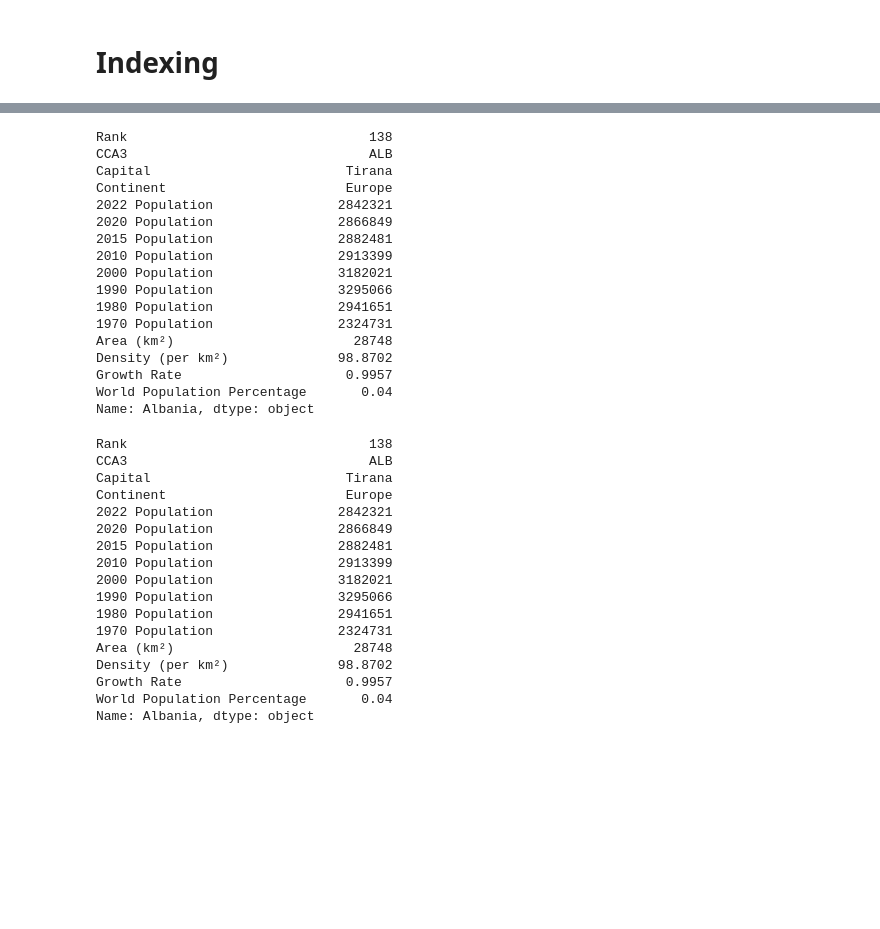
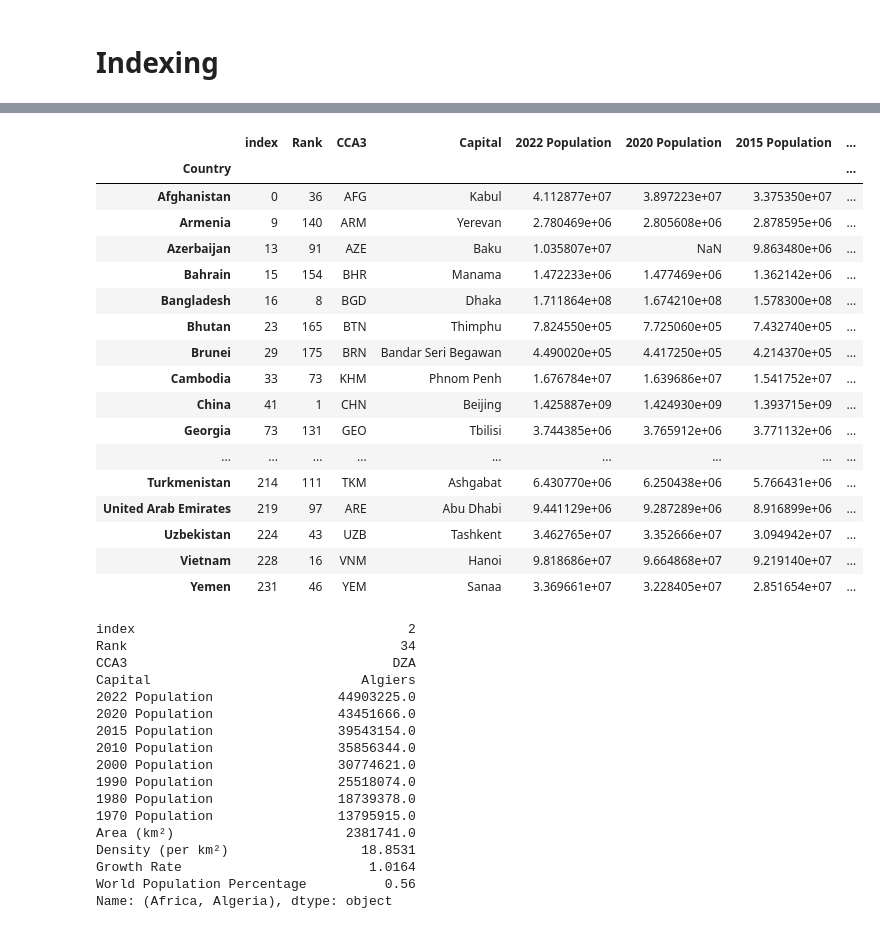
Before and after one commit to knneff/pandas-data-analytics-course, a Jupyter notebook: Pandas 101 - Indexing in Pandas.ipynb, the cells around one changed output, grey strips where cells are left out. Drawn from its saved outputs; the diff is of its cells as text; code cells hidden in the pictures; blank space fills up the shorter version.

```diff
--- a/Pandas 101 - Indexing in Pandas.ipynb
+++ b/Pandas 101 - Indexing in Pandas.ipynb
@@ -79,40 +91,41 @@ df
 # %%
-df.loc['Albania']
+df.loc['Asia']
 # %% [output]
-Rank                               138
-CCA3                               ALB
-Capital                         Tirana
-Continent                       Europe
-2022 Population                2842321
-2020 Population                2866849
-2015 Population                2882481
-2010 Population                2913399
-2000 Population                3182021
-1990 Population                3295066
-1980 Population                2941651
-1970 Population                2324731
-Area (km²)                       28748
-Density (per km²)              98.8702
-Growth Rate                     0.9957
-World Population Percentage       0.04
-Name: Albania, dtype: object
+|  | index | Rank | CCA3 | Capital | 2022 Population | 2020 Population | 2015 Population | ... |
+| Country |  |  |  |  |  |  |  | ... |
+| Afghanistan | 0 | 36 | AFG | Kabul | 4.112877e+07 | 3.897223e+07 | 3.375350e+07 | ... |
+| Armenia | 9 | 140 | ARM | Yerevan | 2.780469e+06 | 2.805608e+06 | 2.878595e+06 | ... |
+| Azerbaijan | 13 | 91 | AZE | Baku | 1.035807e+07 | NaN | 9.863480e+06 | ... |
+| Bahrain | 15 | 154 | BHR | Manama | 1.472233e+06 | 1.477469e+06 | 1.362142e+06 | ... |
+| Bangladesh | 16 | 8 | BGD | Dhaka | 1.711864e+08 | 1.674210e+08 | 1.578300e+08 | ... |
+| Bhutan | 23 | 165 | BTN | Thimphu | 7.824550e+05 | 7.725060e+05 | 7.432740e+05 | ... |
+| Brunei | 29 | 175 | BRN | Bandar Seri Begawan | 4.490020e+05 | 4.417250e+05 | 4.214370e+05 | ... |
+| Cambodia | 33 | 73 | KHM | Phnom Penh | 1.676784e+07 | 1.639686e+07 | 1.541752e+07 | ... |
+| China | 41 | 1 | CHN | Beijing | 1.425887e+09 | 1.424930e+09 | 1.393715e+09 | ... |
+| Georgia | 73 | 131 | GEO | Tbilisi | 3.744385e+06 | 3.765912e+06 | 3.771132e+06 | ... |
+| ... | ... | ... | ... | ... | ... | ... | ... | ... |
+| Turkmenistan | 214 | 111 | TKM | Ashgabat | 6.430770e+06 | 6.250438e+06 | 5.766431e+06 | ... |
+| United Arab Emirates | 219 | 97 | ARE | Abu Dhabi | 9.441129e+06 | 9.287289e+06 | 8.916899e+06 | ... |
+| Uzbekistan | 224 | 43 | UZB | Tashkent | 3.462765e+07 | 3.352666e+07 | 3.094942e+07 | ... |
+| Vietnam | 228 | 16 | VNM | Hanoi | 9.818686e+07 | 9.664868e+07 | 9.219140e+07 | ... |
+| Yemen | 231 | 46 | YEM | Sanaa | 3.369661e+07 | 3.228405e+07 | 2.851654e+07 | ... |
 # %%
-df.iloc[1]
+df.iloc[0]
 # %% [output]
-Rank                               138
-CCA3                               ALB
-Capital                         Tirana
-Continent                       Europe
-2022 Population                2842321
-2020 Population                2866849
-2015 Population                2882481
-2010 Population                2913399
-2000 Population                3182021
-1990 Population                3295066
-1980 Population                2941651
-1970 Population                2324731
-Area (km²)                       28748
-Density (per km²)              98.8702
-Growth Rate                     0.9957
-World Population Percentage       0.04
-Name: Albania, dtype: object
+index                                   2
+Rank                                   34
+CCA3                                  DZA
+Capital                           Algiers
+2022 Population                44903225.0
+2020 Population                43451666.0
+2015 Population                39543154.0
+2010 Population                35856344.0
+2000 Population                30774621.0
+1990 Population                25518074.0
+1980 Population                18739378.0
+1970 Population                13795915.0
+Area (km²)                      2381741.0
+Density (per km²)                 18.8531
+Growth Rate                        1.0164
+World Population Percentage          0.56
+Name: (Africa, Algeria), dtype: object
```
Also changed, not shown: parts of 15 cells of this notebook.
